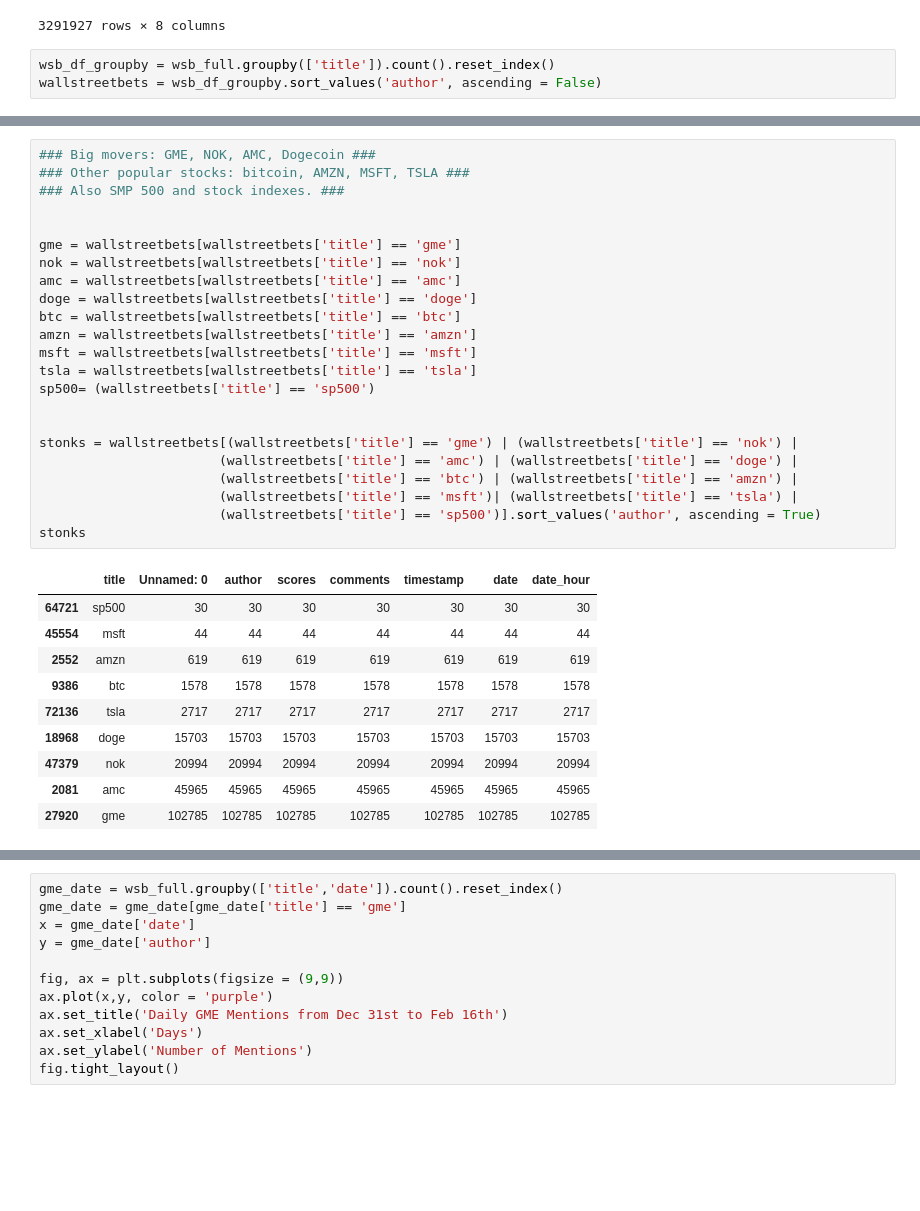
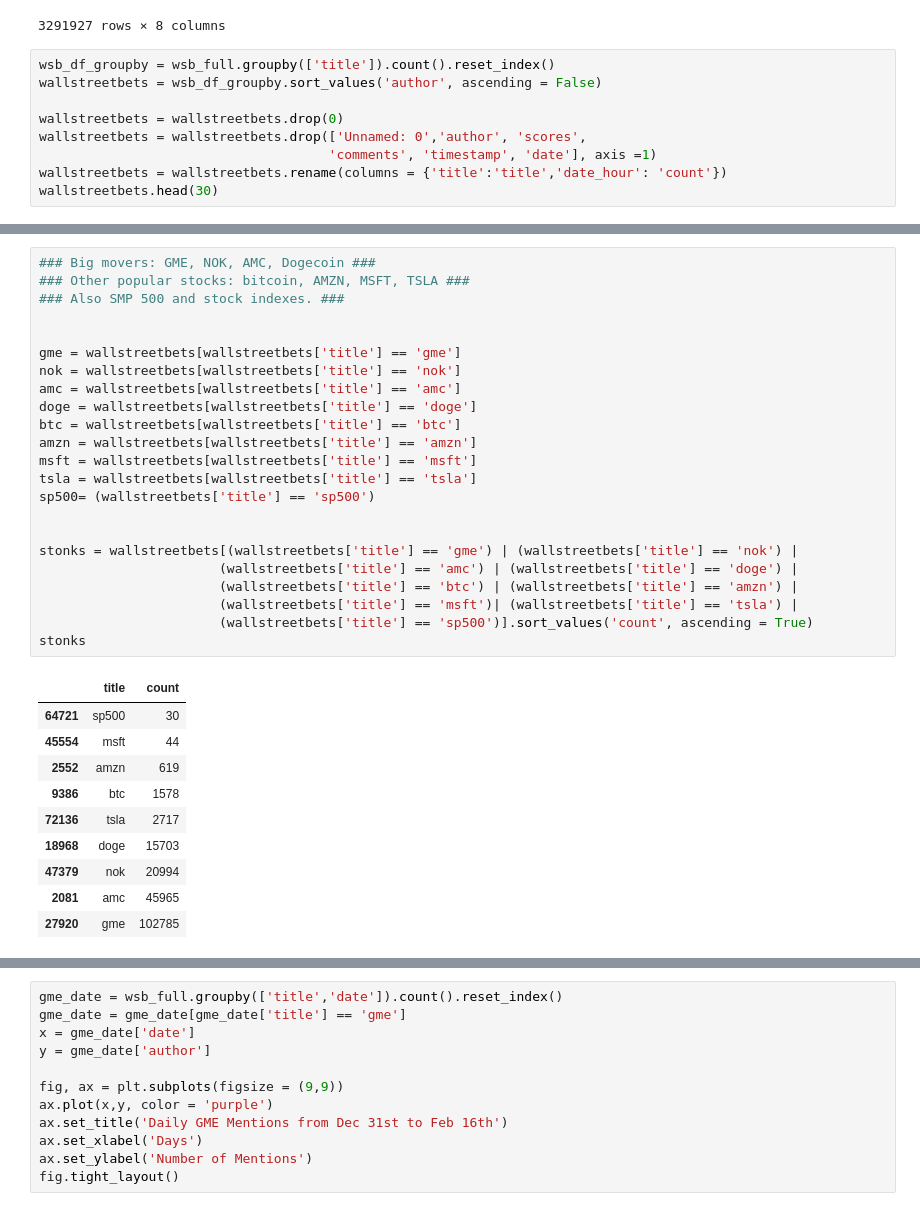
Before and after one commit to daniellkennett/WallstreetbetsAnalysis, a Jupyter notebook: WSB EDA.ipynb, the cells around one changed output, grey strips where cells are left out. Saved outputs shown, nothing was run; the diff lists cells and outputs as text; blank space fills up the shorter version.

```diff
--- a/WSB EDA.ipynb
+++ b/WSB EDA.ipynb
@@ -58,3 +58,9 @@ wsb_full
 # %%
 wsb_df_groupby = wsb_full.groupby(['title']).count().reset_index()
 wallstreetbets = wsb_df_groupby.sort_values('author', ascending = False)
+
+wallstreetbets = wallstreetbets.drop(0)
+wallstreetbets = wallstreetbets.drop(['Unnamed: 0','author', 'scores',
+                                     'comments', 'timestamp', 'date'], axis =1)
+wallstreetbets = wallstreetbets.rename(columns = {'title':'title','date_hour': 'count'})
+wallstreetbets.head(30)
@@ -61,37 +85,37 @@ wallstreetbets = wsb_df_groupby.sort_values('author', ascending = False)
 # %%
 ### Big movers: GME, NOK, AMC, Dogecoin ###
 ### Other popular stocks: bitcoin, AMZN, MSFT, TSLA ###
 ### Also SMP 500 and stock indexes. ###
 
 
 gme = wallstreetbets[wallstreetbets['title'] == 'gme']
 nok = wallstreetbets[wallstreetbets['title'] == 'nok']
 amc = wallstreetbets[wallstreetbets['title'] == 'amc']
 doge = wallstreetbets[wallstreetbets['title'] == 'doge']
 btc = wallstreetbets[wallstreetbets['title'] == 'btc']
 amzn = wallstreetbets[wallstreetbets['title'] == 'amzn']
 msft = wallstreetbets[wallstreetbets['title'] == 'msft']
 tsla = wallstreetbets[wallstreetbets['title'] == 'tsla']
 sp500= (wallstreetbets['title'] == 'sp500')
 
 
 stonks = wallstreetbets[(wallstreetbets['title'] == 'gme') | (wallstreetbets['title'] == 'nok') |
                        (wallstreetbets['title'] == 'amc') | (wallstreetbets['title'] == 'doge') |
                        (wallstreetbets['title'] == 'btc') | (wallstreetbets['title'] == 'amzn') |
                        (wallstreetbets['title'] == 'msft')| (wallstreetbets['title'] == 'tsla') |
-                       (wallstreetbets['title'] == 'sp500')].sort_values('author', ascending = True)
+                       (wallstreetbets['title'] == 'sp500')].sort_values('count', ascending = True)
 stonks
 # %% [output]
-|  | title | Unnamed: 0 | author | scores | comments | timestamp | date | date_hour |
-| 64721 | sp500 | 30 | 30 | 30 | 30 | 30 | 30 | 30 |
-| 45554 | msft | 44 | 44 | 44 | 44 | 44 | 44 | 44 |
-| 2552 | amzn | 619 | 619 | 619 | 619 | 619 | 619 | 619 |
-| 9386 | btc | 1578 | 1578 | 1578 | 1578 | 1578 | 1578 | 1578 |
-| 72136 | tsla | 2717 | 2717 | 2717 | 2717 | 2717 | 2717 | 2717 |
-| 18968 | doge | 15703 | 15703 | 15703 | 15703 | 15703 | 15703 | 15703 |
-| 47379 | nok | 20994 | 20994 | 20994 | 20994 | 20994 | 20994 | 20994 |
-| 2081 | amc | 45965 | 45965 | 45965 | 45965 | 45965 | 45965 | 45965 |
-| 27920 | gme | 102785 | 102785 | 102785 | 102785 | 102785 | 102785 | 102785 |
+|  | title | count |
+| 64721 | sp500 | 30 |
+| 45554 | msft | 44 |
+| 2552 | amzn | 619 |
+| 9386 | btc | 1578 |
+| 72136 | tsla | 2717 |
+| 18968 | doge | 15703 |
+| 47379 | nok | 20994 |
+| 2081 | amc | 45965 |
+| 27920 | gme | 102785 |
 # %%
 fig, ax = plt.subplots(figsize = (15,10))
 x = stonks['title']
```
Also changed, not shown: parts of 5 cells of this notebook.
